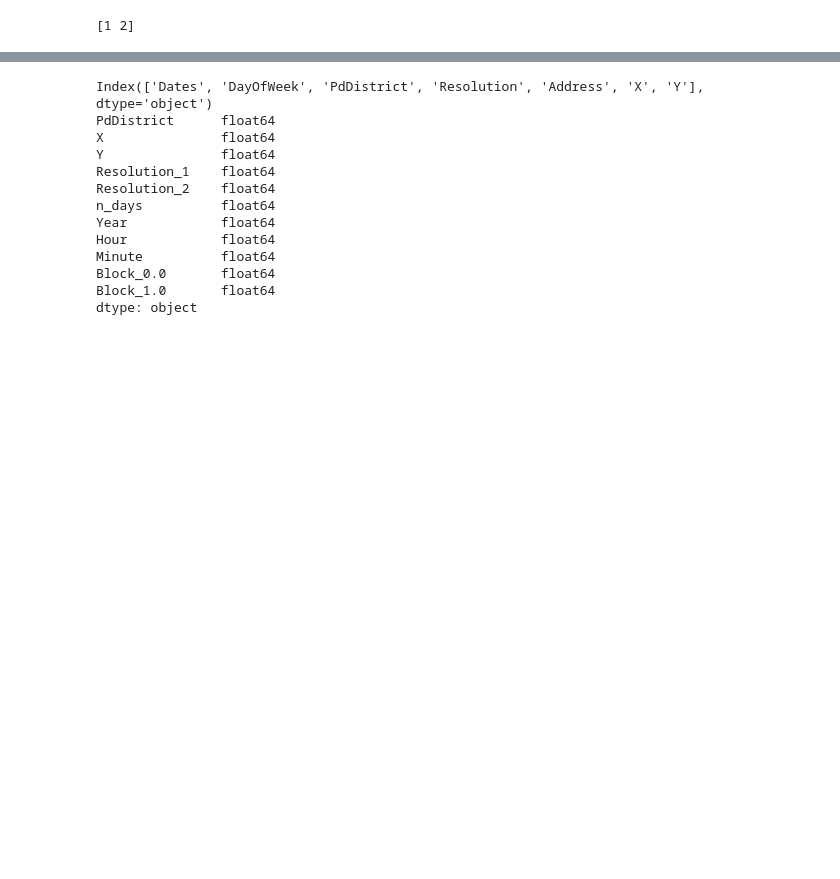
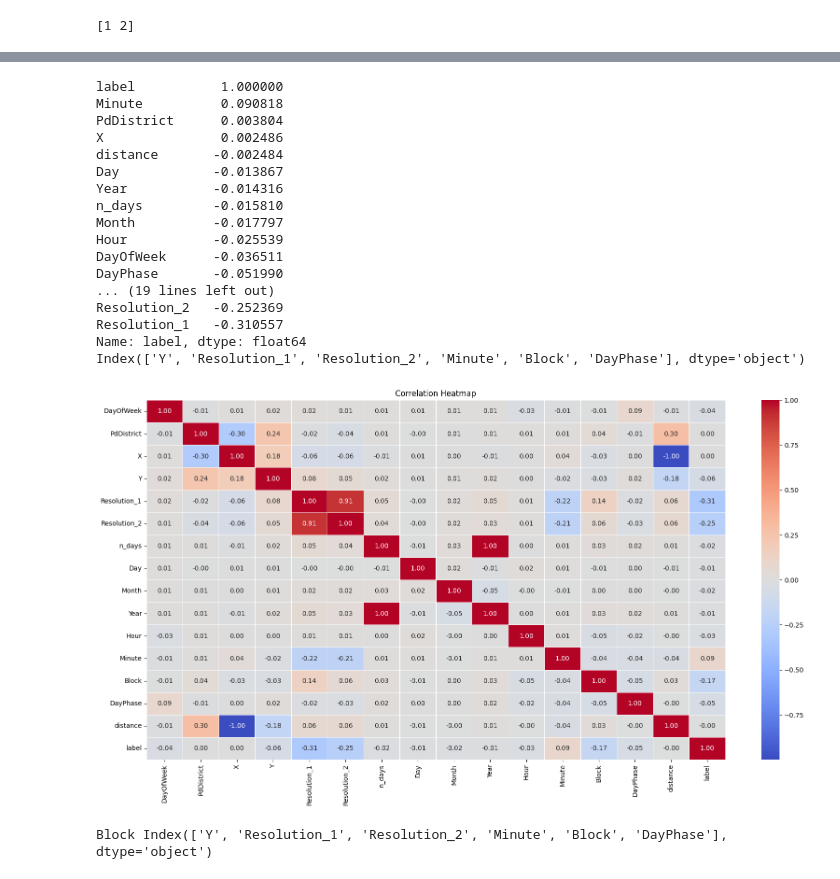
Before and after one commit to VerzaElisa/FL, a Jupyter notebook: centralized_task_3.ipynb, the cells around one changed output, grey strips where cells are left out. Saved outputs shown, nothing was run; the diff lists cells and outputs as text; code cells hidden in the pictures; blank space fills up the shorter version.

```diff
--- a/centralized_task_3.ipynb
+++ b/centralized_task_3.ipynb
@@ -28,6 +46,9 @@ from matplotlib import pyplot as plt
 # %%
 ds = pd.read_csv('datasets/SanFranciscoCriminality.csv', parse_dates=['Dates'])
 ds.drop(columns=['Descript'], inplace=True)
+ds = ds.groupby('Category').filter(lambda x : len(x)>60000)
+# stampare il numero di categorie
+print(ds['Category'].value_counts())
 encoder = OrdinalEncoder()
 ds['Category'] = encoder.fit_transform(ds[['Category']])
 
@@ -122,17 +157,46 @@ def encoding(dataset, ohe):
-# %%
-train_x, scaler, encoder = encoding(train_x, ['Block'])
-print(train_x.dtypes)
-# %% [output]
-Index(['Dates', 'DayOfWeek', 'PdDistrict', 'Resolution', 'Address', 'X', 'Y'], dtype='object')
-PdDistrict      float64
-X               float64
-Y               float64
-Resolution_1    float64
-Resolution_2    float64
-n_days          float64
-Year            float64
-Hour            float64
-Minute          float64
-Block_0.0       float64
-Block_1.0       float64
-dtype: object
+# %%
+train_x, scaler, encoder = encoding(train_x, ['Block'])
+
+def preproc_test_val(dataset, scaler, encoder, ohe):
+    dataset.loc[~dataset['Y'].astype(str).str.startswith('37'), 'Y'] = np.nan
+    dataset.loc[~dataset['X'].astype(str).str.startswith('-122'), 'X'] = np.nan
+
+    for district in dataset['PdDistrict'].unique():
+        dataset.loc[dataset['PdDistrict'] == district, ['X', 'Y']] = imp.transform(dataset.loc[dataset['PdDistrict'] == district, ['X', 'Y']])
+    dataset = feature_engineering(dataset)
+
+    cat_cols = dataset.select_dtypes(include=['object', 'bool']).columns
+    num_cols = dataset.select_dtypes(exclude=['object', 'bool']).columns
+
+    dataset[num_cols] = scaler.transform(dataset[num_cols])
+    dataset[cat_cols] = encoder.transform(dataset[cat_cols])
+    features = np.load('objects/SFCriminality.npy', allow_pickle=True)
+    dataset = dataset[features]
+    dataset = dataset.astype(float)
+    for col in ohe:
+        if col in dataset.columns:
+            dataset = pd.get_dummies(dataset, columns=ohe)
+    return dataset.astype(float)
+
+val_x = preproc_test_val(val_x, scaler, encoder, ['Block'])
+test_x = preproc_test_val(test_x, scaler, encoder, ['Block'])
+# %% [output]
+label           1.000000
+Minute          0.090818
+PdDistrict      0.003804
+X               0.002486
+distance       -0.002484
+Day            -0.013867
+Year           -0.014316
+n_days         -0.015810
+Month          -0.017797
+Hour           -0.025539
+DayOfWeek      -0.036511
+DayPhase       -0.051990
+... (19 lines left out)
+Resolution_2   -0.252369
+Resolution_1   -0.310557
+Name: label, dtype: float64
+Index(['Y', 'Resolution_1', 'Resolution_2', 'Minute', 'Block', 'DayPhase'], dtype='object')
+[figure, added]
+Block Index(['Y', 'Resolution_1', 'Resolution_2', 'Minute', 'Block', 'DayPhase'], dtype='object')
```
Also changed, not shown: parts of 8 cells of this notebook.
